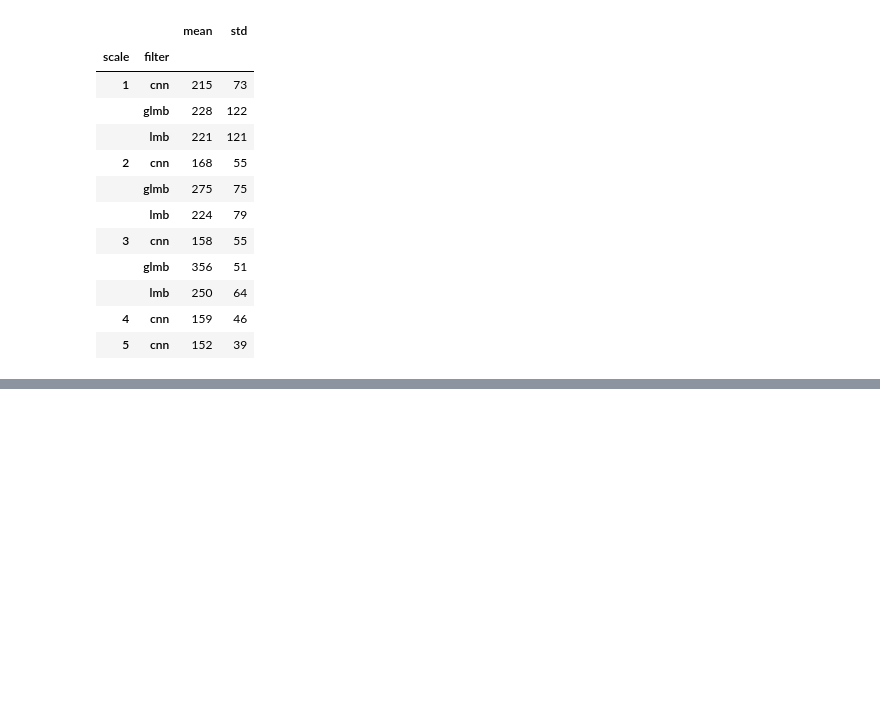
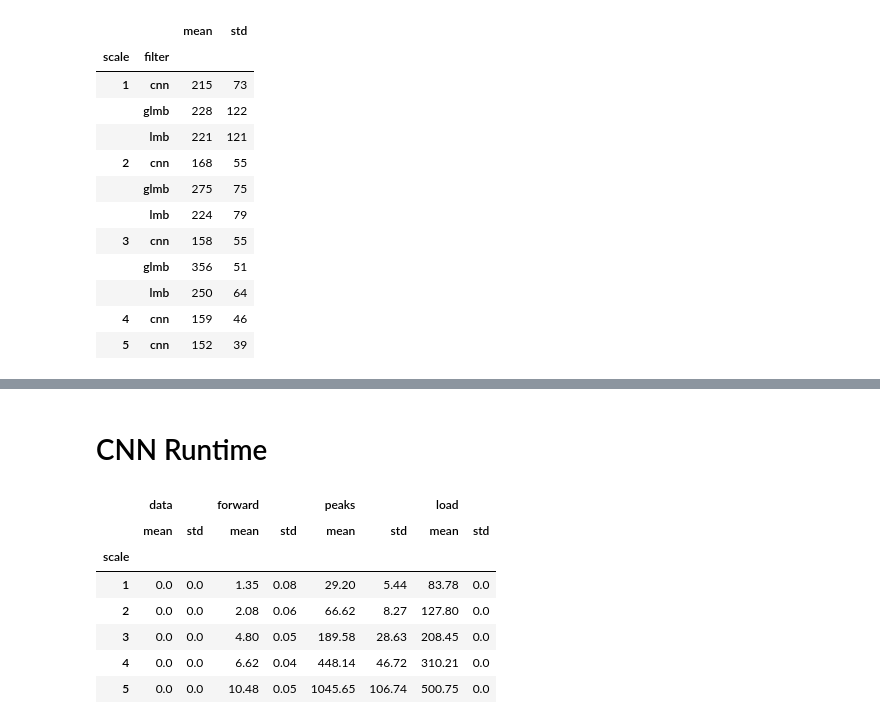
Before and after one commit to Damowerko/mtt, a Jupyter notebook: notebooks/mtt_summary.ipynb, the cells around one changed output, grey strips where cells are left out. Drawn from its saved outputs; the diff is of its cells as text; code cells hidden in the pictures; blank space fills up the shorter version.

```diff
--- a/notebooks/mtt_summary.ipynb
+++ b/notebooks/mtt_summary.ipynb
@@ -154,0 +98,18 @@ Extrapolated Runtime in Minutes
+# %% [markdown]
+# CNN Runtime
+# %%
+from scipy.stats import zscore
+
+df = pd.read_csv("../data/out/generalization/e7ivqipk_runtime.csv")
+# filter out columns with zscore greater than 3
+df = df[df.groupby("scale").forward.transform(zscore).abs() < 3]
+df.groupby("scale").agg(["mean", "std"]).apply(lambda x: (x * 1000).round(2))
+# %% [output]
+|  | data |  | forward |  | peaks |  | load |  |
+|  | mean | std | mean | std | mean | std | mean | std |
+| scale |  |  |  |  |  |  |  |  |
+| 1 | 0.0 | 0.0 | 1.35 | 0.08 | 29.20 | 5.44 | 83.78 | 0.0 |
+| 2 | 0.0 | 0.0 | 2.08 | 0.06 | 66.62 | 8.27 | 127.80 | 0.0 |
+| 3 | 0.0 | 0.0 | 4.80 | 0.05 | 189.58 | 28.63 | 208.45 | 0.0 |
+| 4 | 0.0 | 0.0 | 6.62 | 0.04 | 448.14 | 46.72 | 310.21 | 0.0 |
+| 5 | 0.0 | 0.0 | 10.48 | 0.05 | 1045.65 | 106.74 | 500.75 | 0.0 |
```
Also changed, not shown: parts of 4 cells of this notebook, 3 other files.
